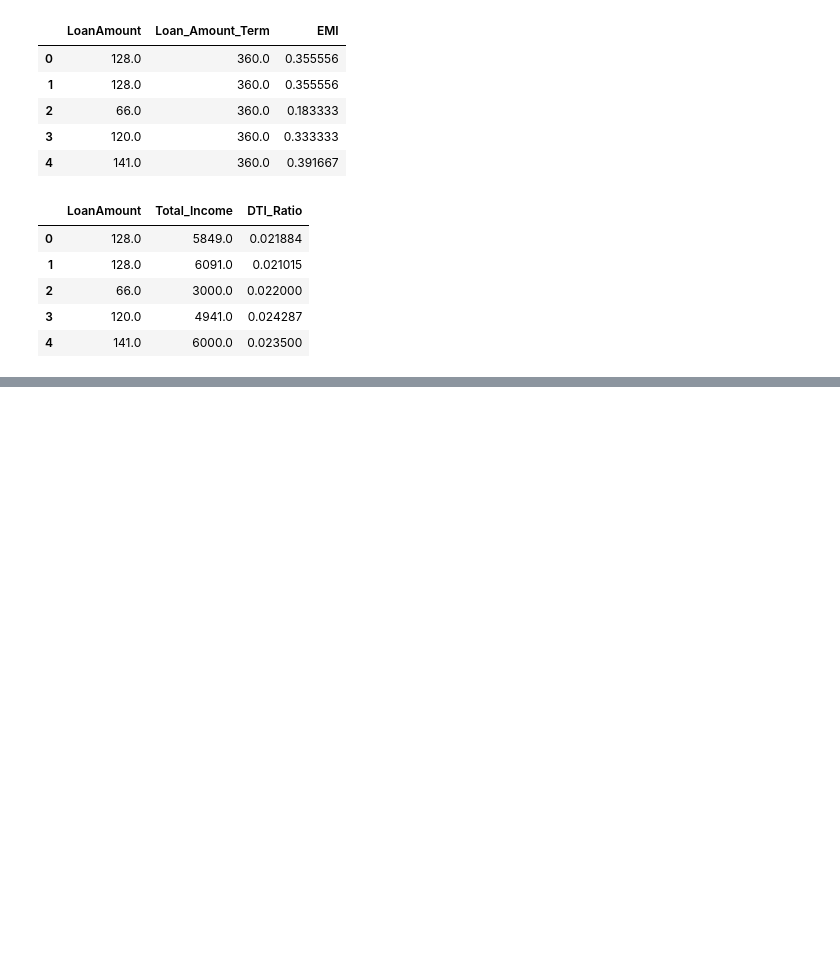
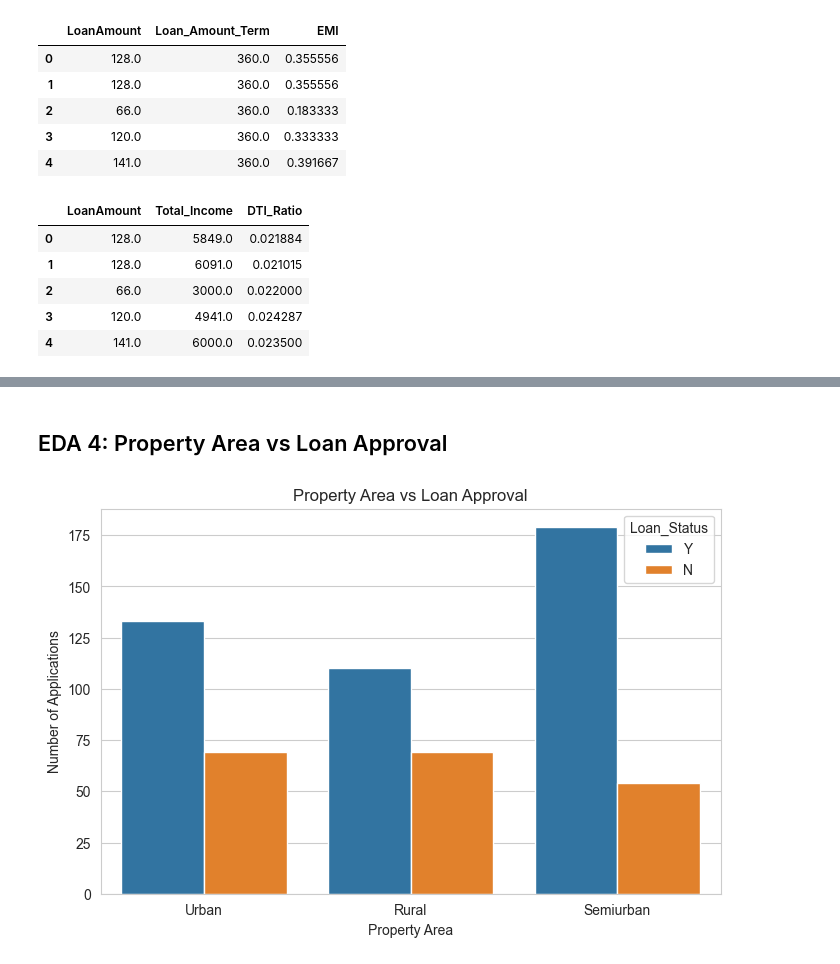
Before and after one commit to mahathiii3/Bank-Loan-Default-Risk-Analysis, a Jupyter notebook: notebooks/Loan_Default_Risk_Analysis.ipynb, the cells around one changed output, grey strips where cells are left out. Saved outputs shown, nothing was run; the diff lists cells and outputs as text; code cells hidden in the pictures; blank space fills up the shorter version.

```diff
--- a/notebooks/Loan_Default_Risk_Analysis.ipynb
+++ b/notebooks/Loan_Default_Risk_Analysis.ipynb
@@ -308,0 +399,18 @@ df[['LoanAmount',
+# %% [markdown]
+## EDA 4: Property Area vs Loan Approval
+# %%
+# Property Area vs Loan Approval
+
+plt.figure(figsize=(8,5))
+
+sns.countplot(x='Property_Area',
+              hue='Loan_Status',
+              data=df)
+
+plt.title('Property Area vs Loan Approval')
+plt.xlabel('Property Area')
+plt.ylabel('Number of Applications')
+
+plt.show()
+# %% [output]
+[figure, added]
```
Also changed, not shown: parts of 11 cells of this notebook.
